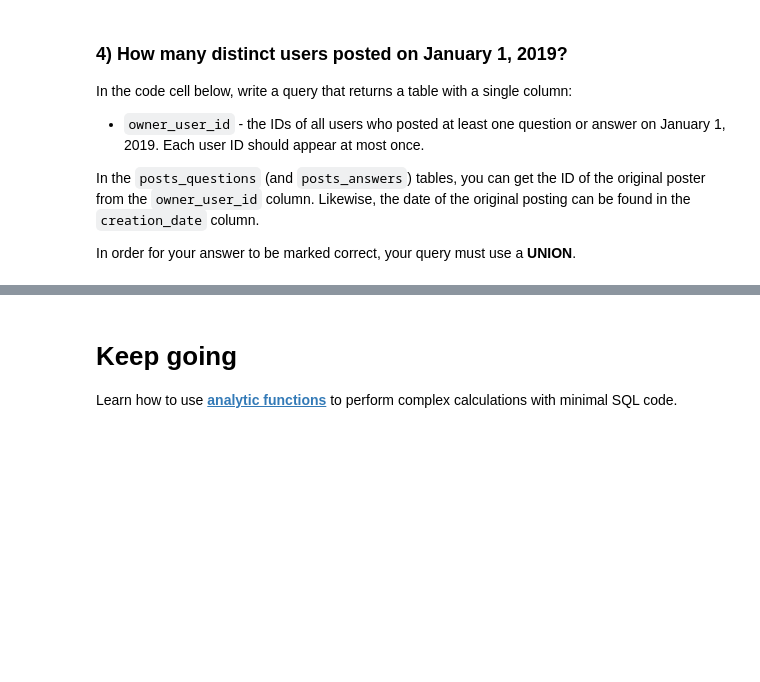
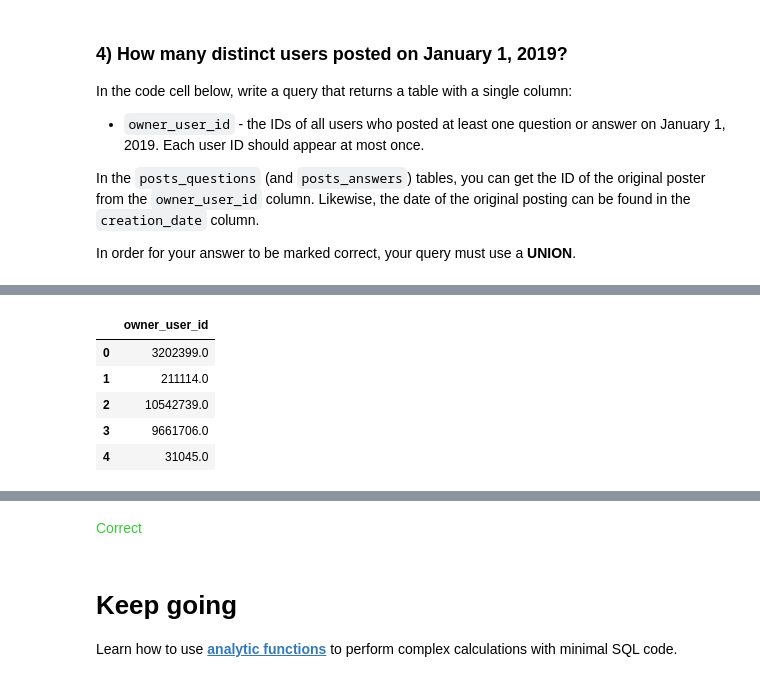
Before and after one commit to mcgue/kaggle, a Jupyter notebook: exercise-joins-and-unions.ipynb, the cells around one changed output, grey strips where cells are left out. Saved outputs shown, nothing was run; the diff lists cells and outputs as text; code cells hidden in the pictures; blank space fills up the shorter version.

Commit message:
Kaggle Notebook | Exercise: JOINs and UNIONs | Version 5

```diff
--- a/exercise-joins-and-unions.ipynb
+++ b/exercise-joins-and-unions.ipynb
@@ -267,0 +258,21 @@ q_4.check()
+# %%
+# Your code here
+all_users_query = """
+                    SELECT q.owner_user_id
+                      FROM `bigquery-public-data.stackoverflow.posts_questions` AS q
+                      WHERE EXTRACT(DATE FROM q.creation_date) = '2019-01-01'
+                      UNION DISTINCT
+                    SELECT a.owner_user_id
+                      FROM `bigquery-public-data.stackoverflow.posts_answers` AS a
+                      WHERE EXTRACT(DATE FROM a.creation_date) = '2019-01-01'
+                  """
+
+# Check your answer
+q_4.check()
+# %% [output]
+|  | owner_user_id |
+| 0 | 3202399.0 |
+| 1 | 211114.0 |
+| 2 | 10542739.0 |
+| 3 | 9661706.0 |
+| 4 | 31045.0 |
@@ -268,3 +280,4 @@ q_4.check()
+<span style="color:#33cc33">Correct</span>
 # %%
 # Lines below will give you a hint or solution code
 #q_4.hint()
```
Also changed, not shown: parts of 2 cells of this notebook.
